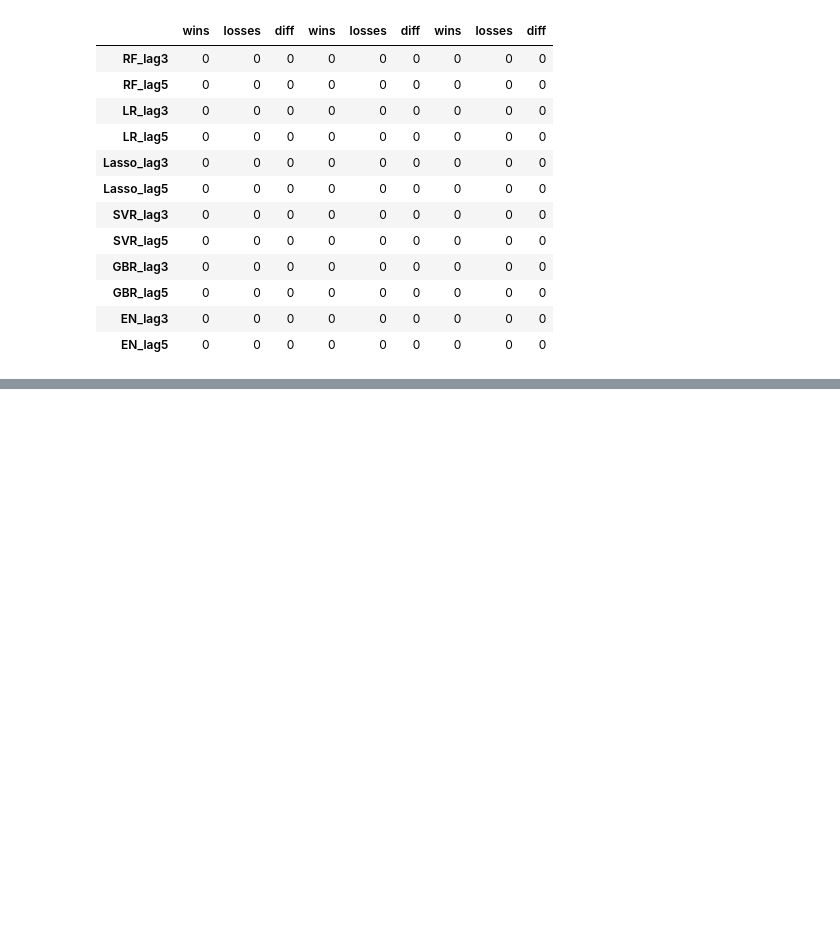
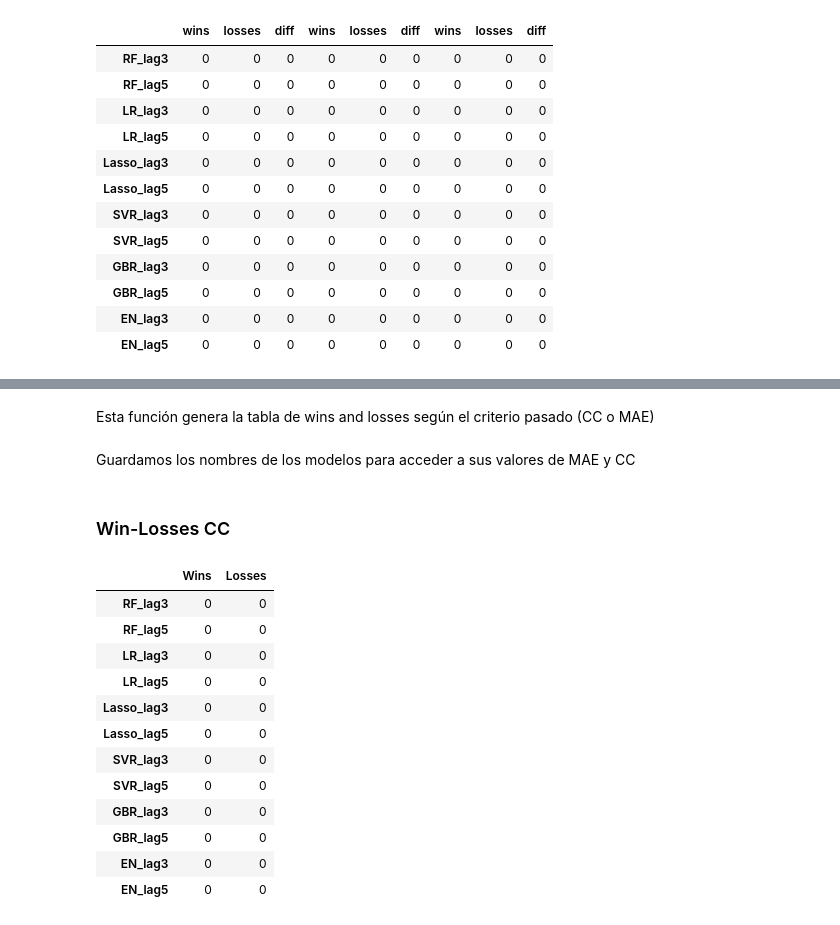
Before and after one commit to CarmenCalvoL/tfg_informatica, a Jupyter notebook: Notebooks/Stastical_Analisis.ipynb, the cells around one changed output, grey strips where cells are left out. Cells and saved outputs as stored; diff of their text form; code cells hidden in the pictures; blank space fills up the shorter version.

```diff
--- a/Notebooks/Stastical_Analisis.ipynb
+++ b/Notebooks/Stastical_Analisis.ipynb
@@ -399,0 +406,4 @@ final_ranks
+# %% [markdown]
+Esta función genera la tabla de wins and losses según el criterio pasado (CC o MAE)
+# %% [markdown]
+Guardamos los nombres de los modelos para acceder a sus valores de MAE y CC
@@ -399,0 +464,26 @@ final_ranks
+# %% [markdown]
+### Win-Losses CC
+# %%
+modelos = tabla_cc.columns
+
+ceros = [0]*len(modelos)
+
+d = {'Wins': ceros, 'Losses': ceros}
+
+wins_losses_cc = pd.DataFrame(data = d)
+wins_losses_cc = wins_losses_cc.set_index(modelos)
+wins_losses_cc
+# %% [output]
+|  | Wins | Losses |
+| RF_lag3 | 0 | 0 |
+| RF_lag5 | 0 | 0 |
+| LR_lag3 | 0 | 0 |
+| LR_lag5 | 0 | 0 |
+| Lasso_lag3 | 0 | 0 |
+| Lasso_lag5 | 0 | 0 |
+| SVR_lag3 | 0 | 0 |
+| SVR_lag5 | 0 | 0 |
+| GBR_lag3 | 0 | 0 |
+| GBR_lag5 | 0 | 0 |
+| EN_lag3 | 0 | 0 |
+| EN_lag5 | 0 | 0 |
```
Also changed, not shown: parts of 16 cells of this notebook, 1 other file.
